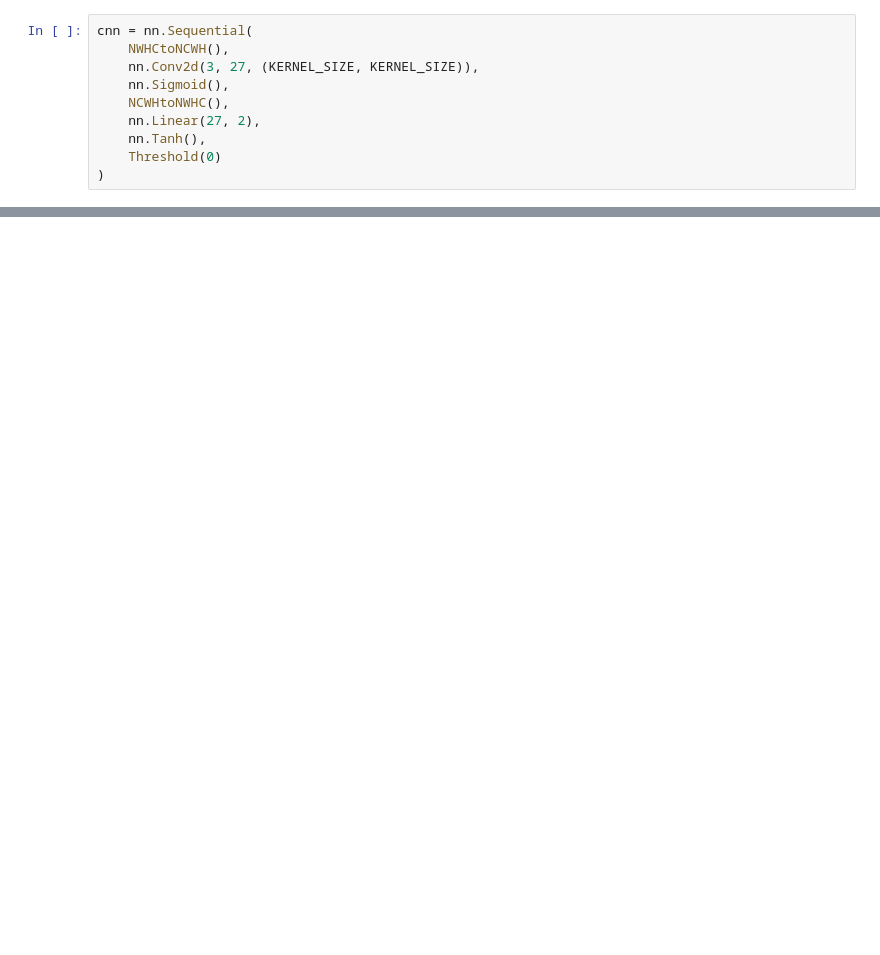
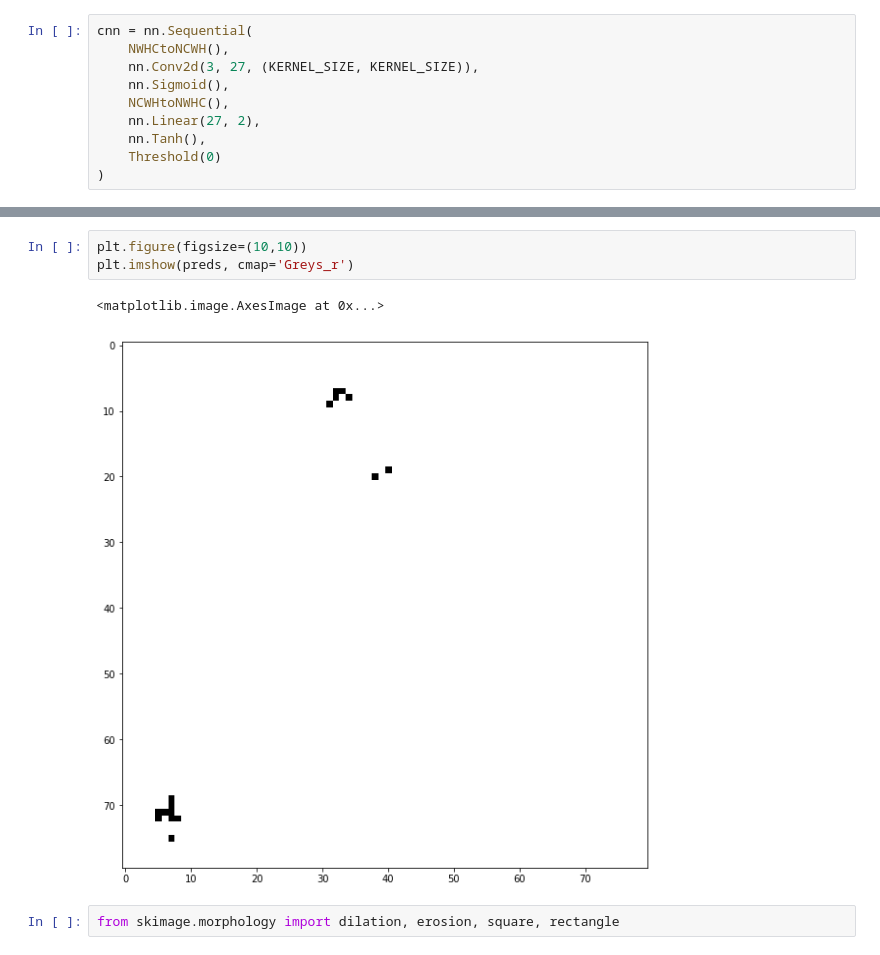
Before and after one commit to Amaumaury/MachineLearning-RoadSegmentation, a Jupyter notebook: CNN.ipynb, the cells around one changed output, grey strips where cells are left out. Drawn from its saved outputs; the diff is of its cells as text; blank space fills up the shorter version.

```diff
--- a/CNN.ipynb
+++ b/CNN.ipynb
@@ -118,0 +232,8 @@ plt.imshow(np.hstack([preds, ori]), cmap='Greys_r')
+# %%
+plt.figure(figsize=(10,10))
+plt.imshow(preds, cmap='Greys_r')
+# %% [output]
+<matplotlib.image.AxesImage at 0x...>
+[figure, added]
+# %%
+from skimage.morphology import dilation, erosion, square, rectangle
```
Also changed, not shown: parts of 18 cells of this notebook, 1 other file.
